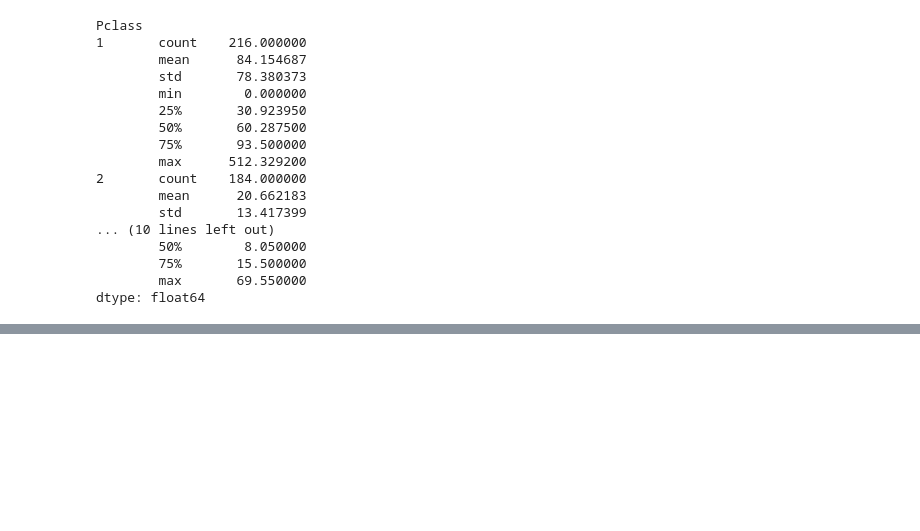
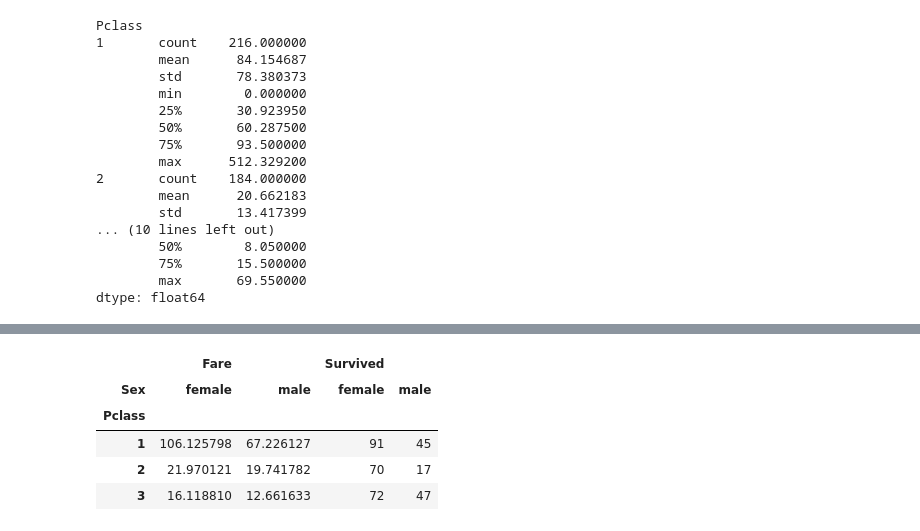
Before and after one commit to story645/ccny_software_carpentary, a Jupyter notebook: afternoon_session.ipynb, the cells around one changed output, grey strips where cells are left out. Saved outputs shown, nothing was run; the diff lists cells and outputs as text; code cells hidden in the pictures; blank space fills up the shorter version.

```diff
--- a/afternoon_session.ipynb
+++ b/afternoon_session.ipynb
@@ -937,0 +970,13 @@ train.groupby(['Pclass', 'Sex'])['Survived']
+# %%
+#do multiple aggregations
+#A python dictionary is {key:value} and usually used as a data structure
+#instead of specifying one value to analyze at the beggining, multiple can be defined in the agg function
+#the form is {column:aggregation_function}
+train.pivot_table(index='Pclass', columns='Sex', aggfunc={'Survived':'sum', 'Fare':'mean'})
+# %% [output]
+|  | Fare |  | Survived |  |
+| Sex | female | male | female | male |
+| Pclass |  |  |  |  |
+| 1 | 106.125798 | 67.226127 | 91 | 45 |
+| 2 | 21.970121 | 19.741782 | 70 | 17 |
+| 3 | 16.118810 | 12.661633 | 72 | 47 |
```
Also changed, not shown: parts of 9 cells of this notebook.
